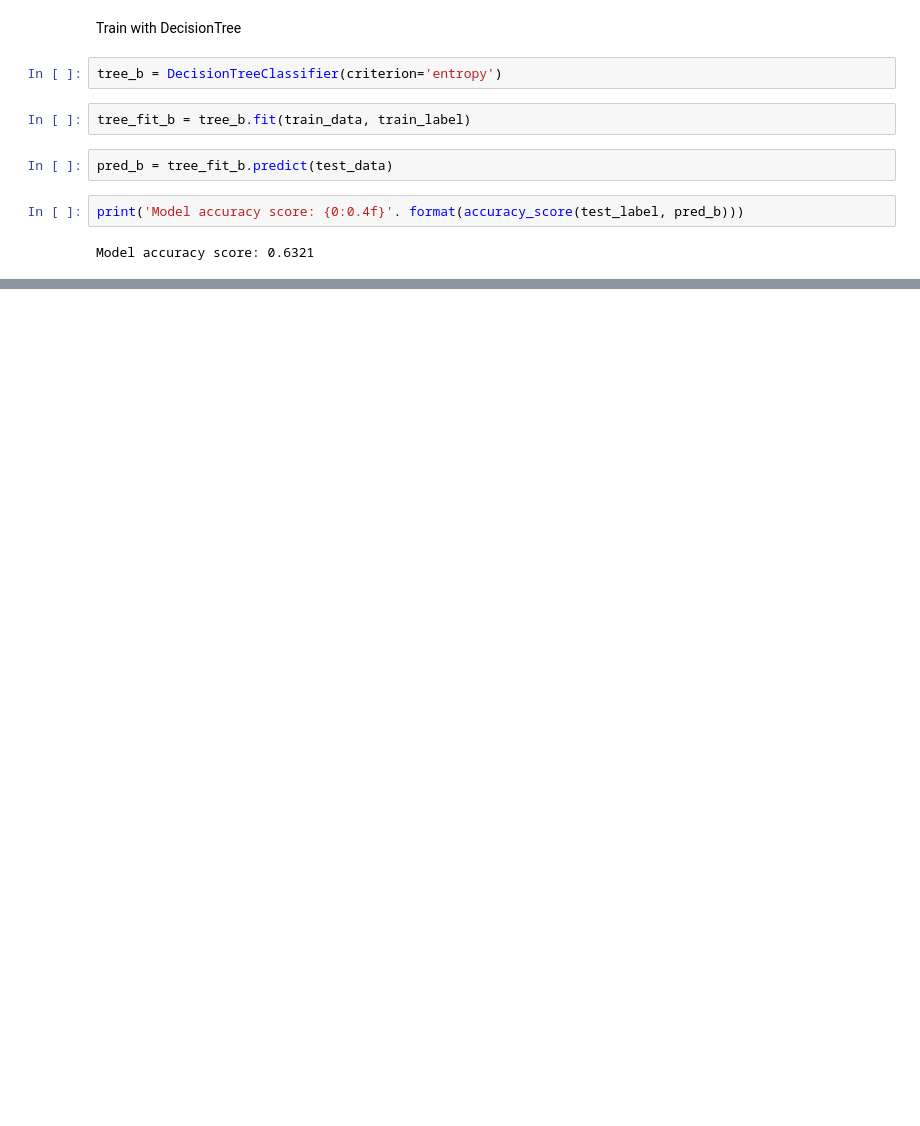
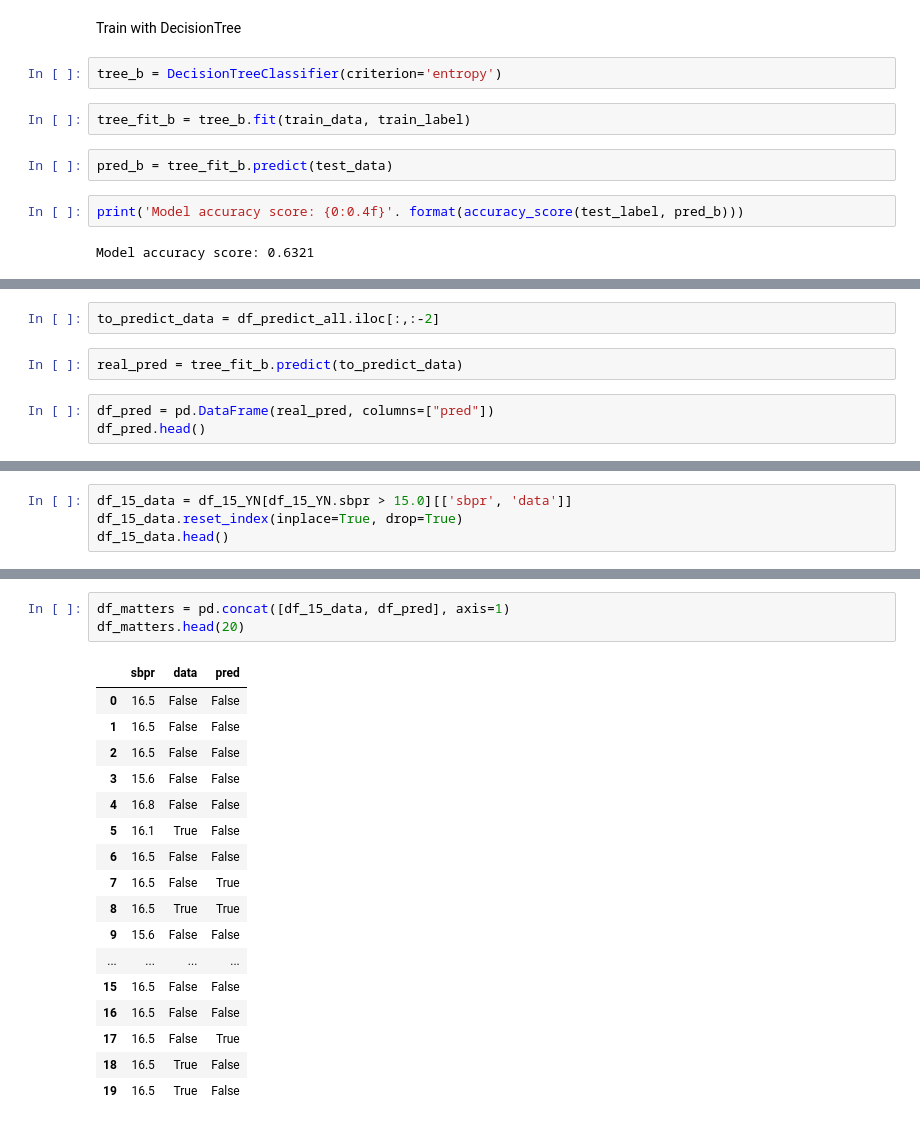
Before and after one commit to ltevlin/Origin, a Jupyter notebook: Presentation_15.ipynb, the cells around one changed output, grey strips where cells are left out. Saved outputs shown, nothing was run; the diff lists cells and outputs as text; blank space fills up the shorter version.

Commit message:
trained with DecisionTrees

```diff
--- a/Presentation_15.ipynb
+++ b/Presentation_15.ipynb
@@ -1164,0 +1169,7 @@ Model accuracy score: 0.6321
+# %%
+to_predict_data = df_predict_all.iloc[:,:-2]
+# %%
+real_pred = tree_fit_b.predict(to_predict_data)
+# %%
+df_pred = pd.DataFrame(real_pred, columns=["pred"])
+df_pred.head()
@@ -1164,0 +1185,4 @@ Model accuracy score: 0.6321
+# %%
+df_15_data = df_15_YN[df_15_YN.sbpr > 15.0][['sbpr', 'data']]
+df_15_data.reset_index(inplace=True, drop=True)
+df_15_data.head()
@@ -1164,0 +1196,21 @@ Model accuracy score: 0.6321
+# %%
+df_matters = pd.concat([df_15_data, df_pred], axis=1)
+df_matters.head(20)
+# %% [output]
+|  | sbpr | data | pred |
+| 0 | 16.5 | False | False |
+| 1 | 16.5 | False | False |
+| 2 | 16.5 | False | False |
+| 3 | 15.6 | False | False |
+| 4 | 16.8 | False | False |
+| 5 | 16.1 | True | False |
+| 6 | 16.5 | False | False |
+| 7 | 16.5 | False | True |
+| 8 | 16.5 | True | True |
+| 9 | 15.6 | False | False |
+| ... | ... | ... | ... |
+| 15 | 16.5 | False | False |
+| 16 | 16.5 | False | False |
+| 17 | 16.5 | False | True |
+| 18 | 16.5 | True | False |
+| 19 | 16.5 | True | False |
```
Also changed, not shown: parts of 5 cells of this notebook.
